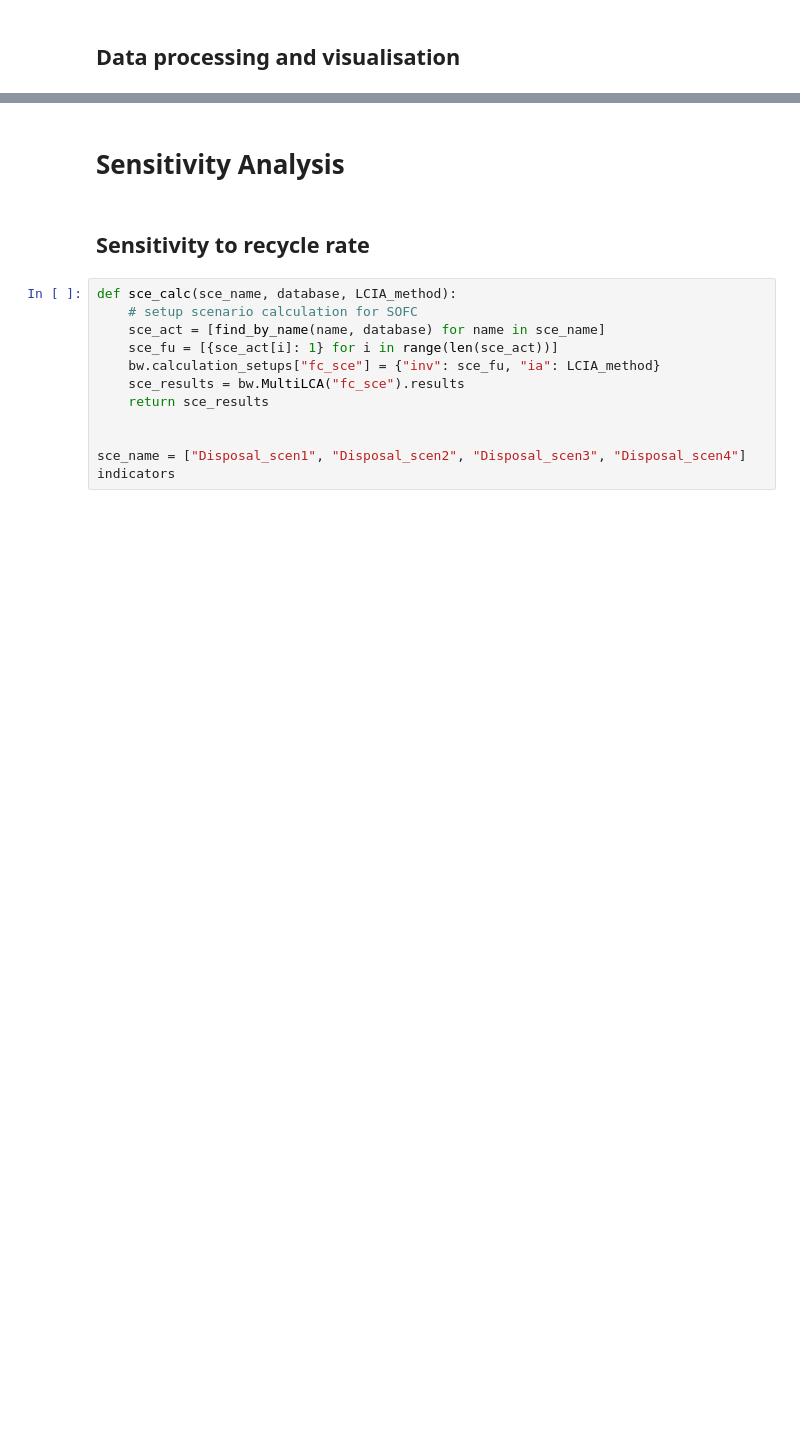
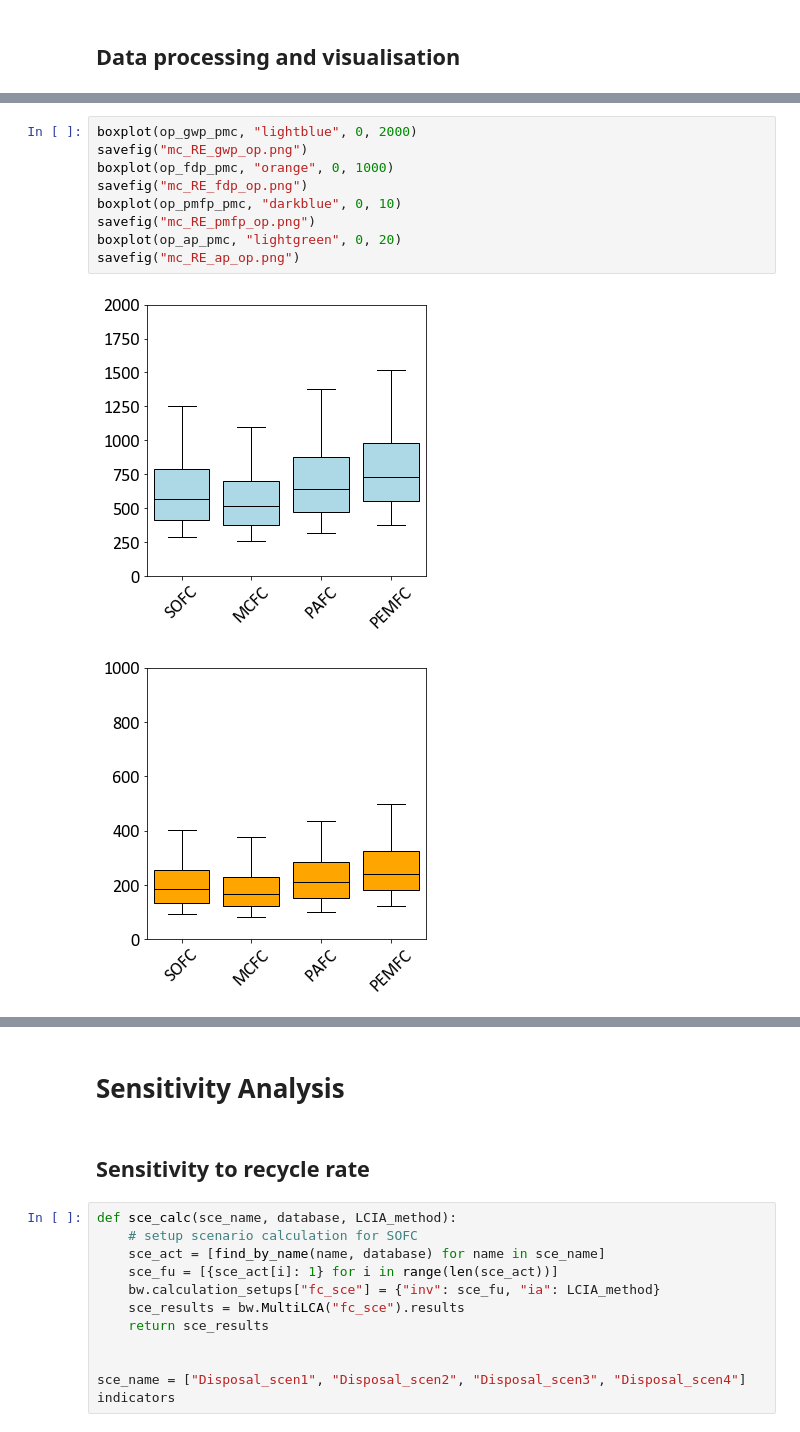
Before and after one commit to panday1995/2021-FuelCellLCA, a Jupyter notebook: Fuelcell_FCLCA.ipynb, the cells around one changed output, grey strips where cells are left out. Saved outputs shown, nothing was run; the diff lists cells and outputs as text; blank space fills up the shorter version.

```diff
--- a/Fuelcell_FCLCA.ipynb
+++ b/Fuelcell_FCLCA.ipynb
@@ -1456,0 +1119,12 @@ plt.savefig(
+# %%
+boxplot(op_gwp_pmc, "lightblue", 0, 2000)
+savefig("mc_RE_gwp_op.png")
+boxplot(op_fdp_pmc, "orange", 0, 1000)
+savefig("mc_RE_fdp_op.png")
+boxplot(op_pmfp_pmc, "darkblue", 0, 10)
+savefig("mc_RE_pmfp_op.png")
+boxplot(op_ap_pmc, "lightgreen", 0, 20)
+savefig("mc_RE_ap_op.png")
+# %% [output]
+[figure, added]
+[figure, added]
```
Also changed, not shown: parts of 122 cells of this notebook, 2 other files.
